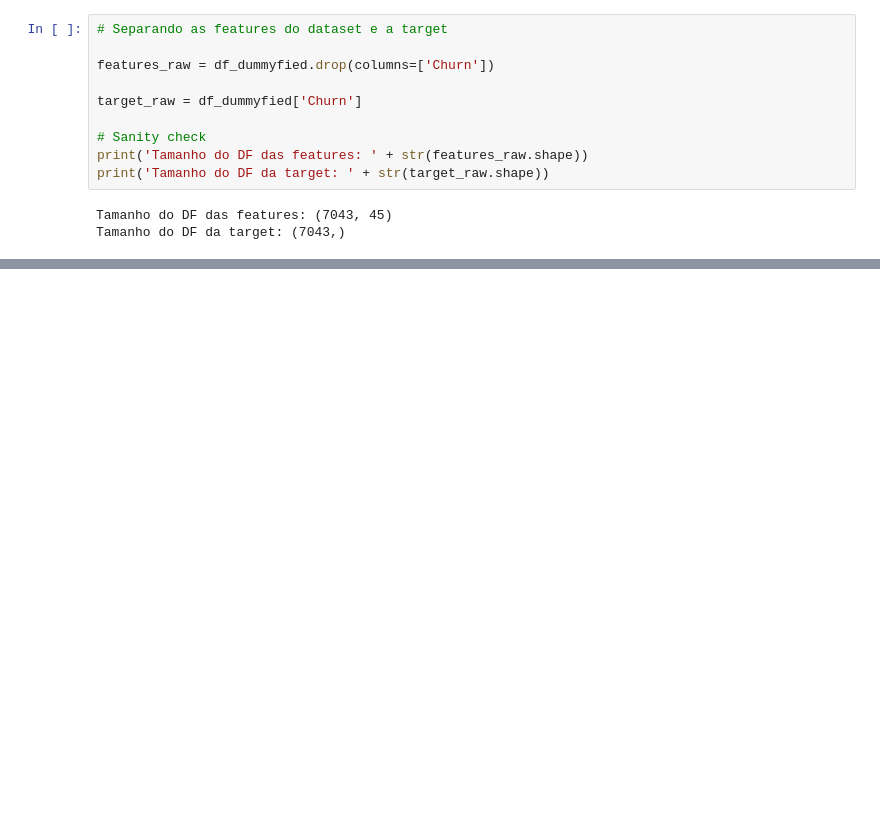
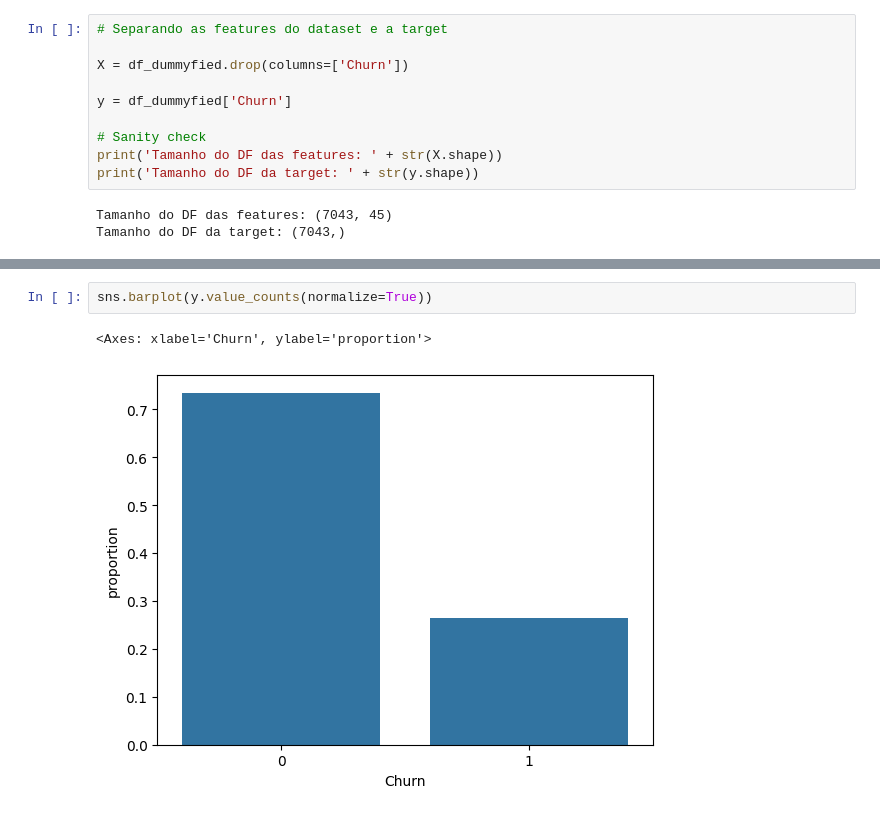
Before and after one commit to KarenAlmeida23/vendasML, a Jupyter notebook: Churn_Telco.ipynb, the cells around one changed output, grey strips where cells are left out. Saved outputs shown, nothing was run; the diff lists cells and outputs as text; blank space fills up the shorter version.

```diff
--- a/Churn_Telco.ipynb
+++ b/Churn_Telco.ipynb
@@ -170,13 +222,13 @@ Index(['SeniorCitizen', 'tenure', 'MonthlyCharges', 'TotalCharges', 'Churn',
 # %%
 # Separando as features do dataset e a target
 
-features_raw = df_dummyfied.drop(columns=['Churn'])
+X = df_dummyfied.drop(columns=['Churn'])
 
-target_raw = df_dummyfied['Churn']
+y = df_dummyfied['Churn']
 
 # Sanity check
-print('Tamanho do DF das features: ' + str(features_raw.shape))
-print('Tamanho do DF da target: ' + str(target_raw.shape))
+print('Tamanho do DF das features: ' + str(X.shape))
+print('Tamanho do DF da target: ' + str(y.shape))
 # %% [output]
 Tamanho do DF das features: (7043, 45)
 Tamanho do DF da target: (7043,)
@@ -182,0 +270,5 @@ Tamanho do DF da target: (7043,)
+# %%
+sns.barplot(y.value_counts(normalize=True))
+# %% [output]
+<Axes: xlabel='Churn', ylabel='proportion'>
+[figure, added]
```
Also changed, not shown: parts of 36 cells of this notebook, 1 other file.
